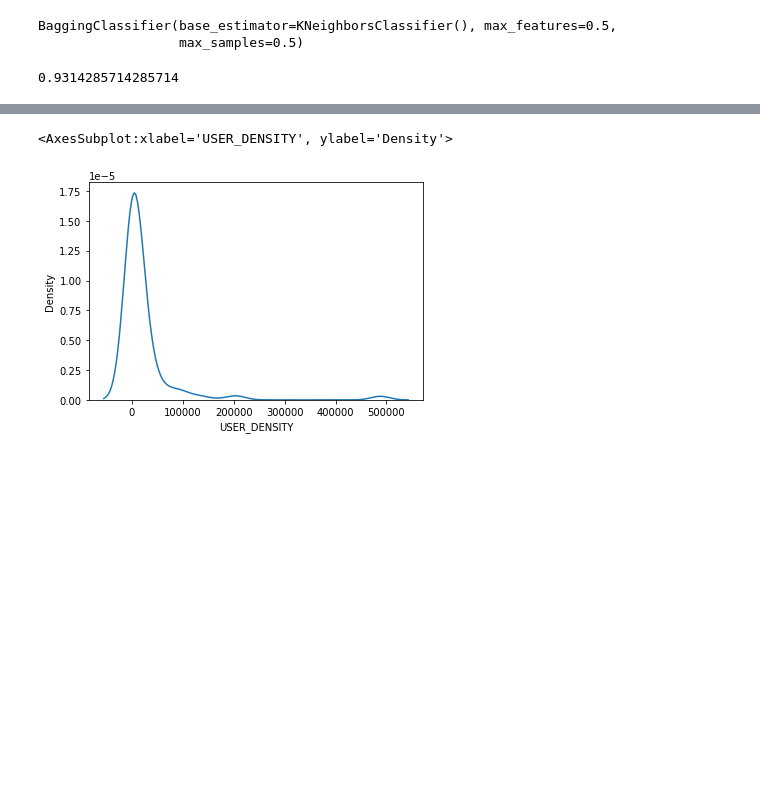
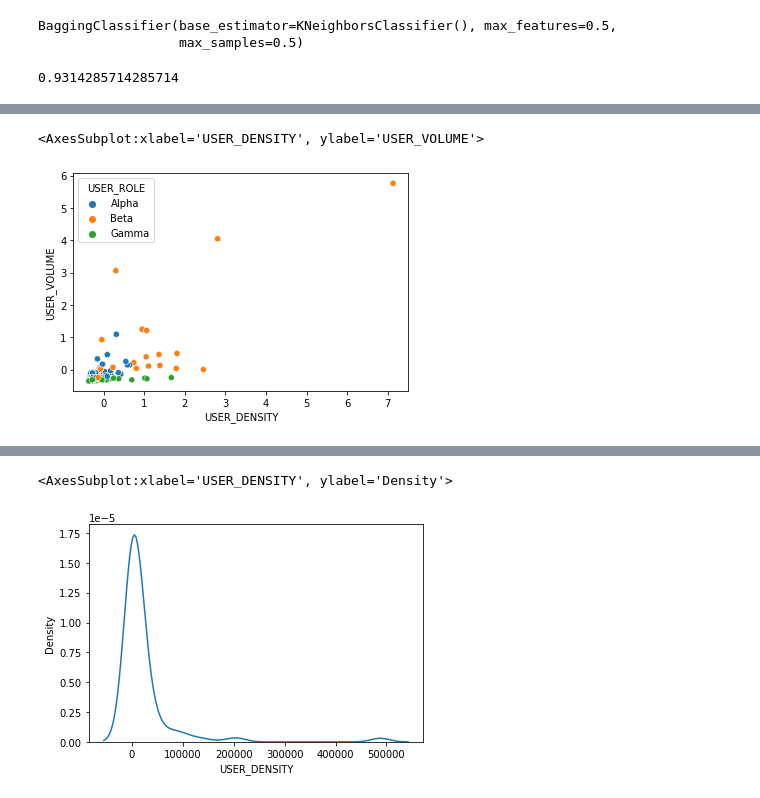
Before and after one commit to nachocodexx/cinvestav-tsmd-final01, a Jupyter notebook: Untitled.ipynb, the cells around one changed output, grey strips where cells are left out. Saved outputs shown, nothing was run; the diff lists cells and outputs as text; code cells hidden in the pictures; blank space fills up the shorter version.

```diff
--- a/Untitled.ipynb
+++ b/Untitled.ipynb
@@ -151,0 +156,7 @@ SB.barplot(data=role_counter_df,x="role",y="count")
+# %%
+scaler = StandardScaler()
+USEFUL_COLUMNS =["USER_VOLUME","USER_DENSITY"]
+X_DF           = PRODUCERS[USEFUL_COLUMNS]
+SX_DF          = P.DataFrame(scaler.fit_transform(X_DF.values),columns=["USER_VOLUME","USER_DENSITY"])
+Y_DF           = PRODUCERS["USER_ROLE"]
+X_DF.shape,Y_DF.shape
@@ -151,0 +165,3 @@ SB.barplot(data=role_counter_df,x="role",y="count")
+# %%
+ROLES = PRODUCERS["USER_ROLE"].reset_index(drop=True)
+SX_DF = P.concat([SX_DF,ROLES],axis=1)
@@ -151,0 +182,6 @@ SB.barplot(data=role_counter_df,x="role",y="count")
+# %%
+# SB.scatterplot(data=PRODUCERS_DF,x="USER_DENSITY",y="USER_VOLUME",hue="USER_ROLE")
+SB.scatterplot(data=SX_DF,x="USER_DENSITY",y="USER_VOLUME",hue="USER_ROLE")
+# %% [output]
+<AxesSubplot:xlabel='USER_DENSITY', ylabel='USER_VOLUME'>
+[figure, added]
```
Also changed, not shown: parts of 71 cells of this notebook, 9 other files.
